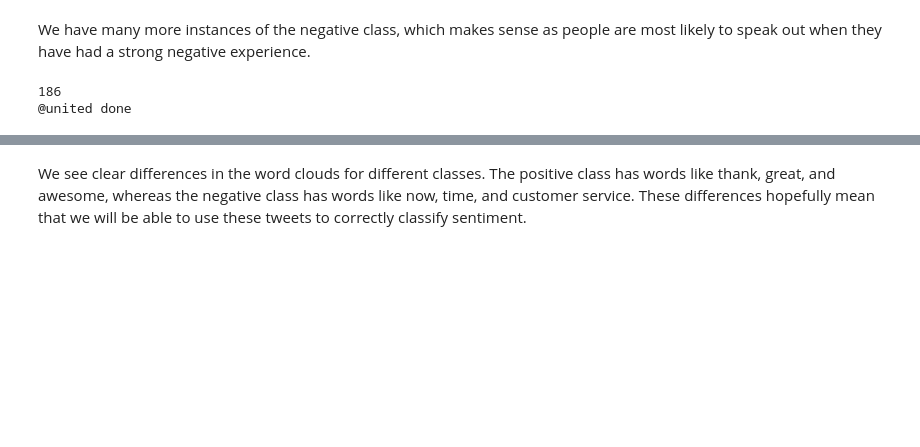
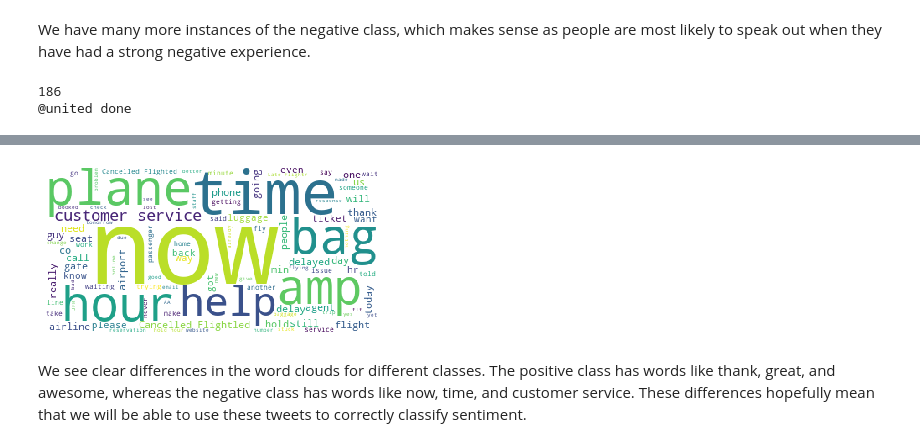
Before and after one commit to sbellows1/sentiment_analysis, a Jupyter notebook: Sentiment Analysis.ipynb, the cells around one changed output, grey strips where cells are left out. Saved outputs shown, nothing was run; the diff lists cells and outputs as text; code cells hidden in the pictures; blank space fills up the shorter version.

```diff
--- a/Sentiment Analysis.ipynb
+++ b/Sentiment Analysis.ipynb
@@ -120,3 +106,7 @@ pic3.savefig('figures/neg_wordcloud.png')
+# %%
+make_wordcloud(neg_text, 'figures/neg_wordcloud.png')
+# %% [output]
+[figure, added]
 # %% [markdown]
 We see clear differences in the word clouds for different classes. The positive class has words like thank, great, and awesome, whereas the negative class has words like now, time, and customer service. These differences hopefully mean that we will be able to use these tweets to correctly classify sentiment.
 # %% [markdown]
```
Also changed, not shown: parts of 22 cells of this notebook, 4 other files.
